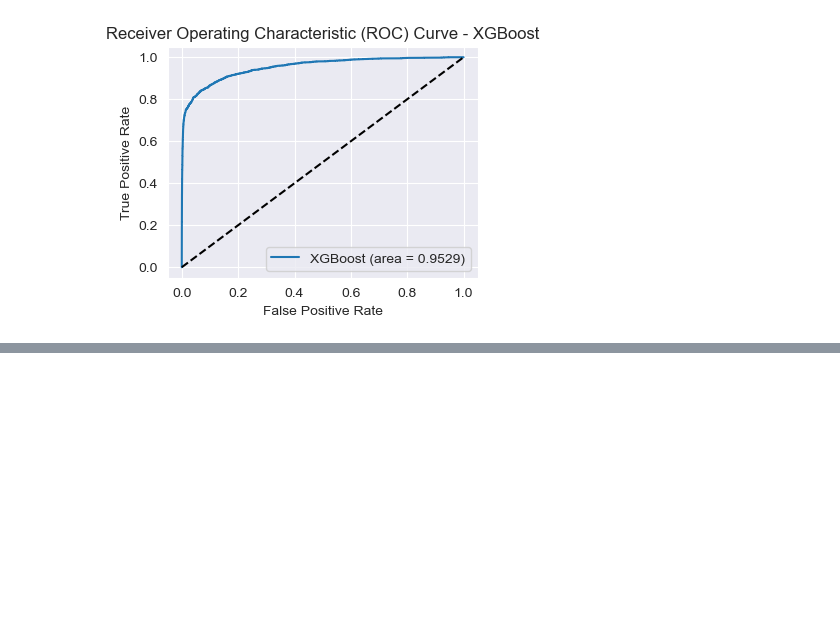
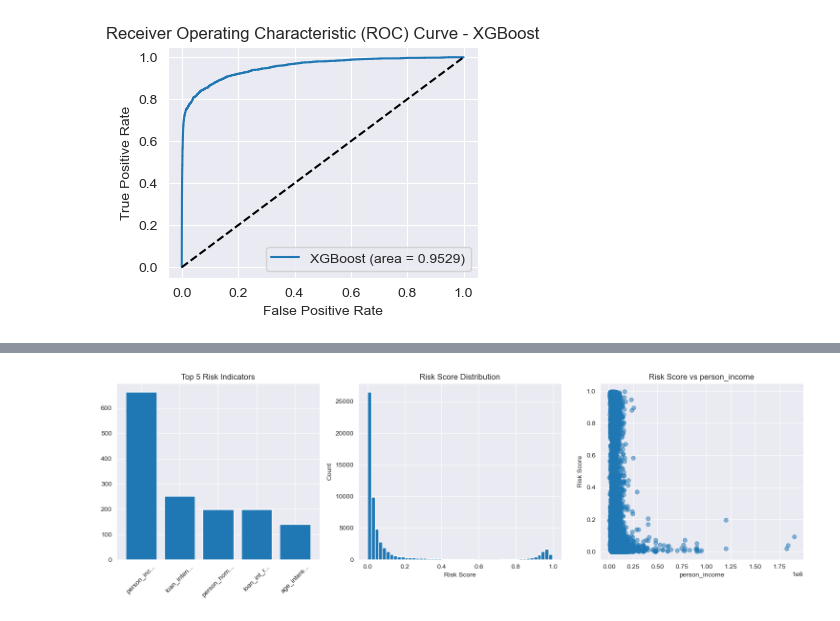
Before and after one commit to JacksonZZS/Capstone-Project, a Jupyter notebook: machine_learning.ipynb, the cells around one changed output, grey strips where cells are left out. Cells and saved outputs as stored; diff of their text form; code cells hidden in the pictures; blank space fills up the shorter version.

```diff
--- a/machine_learning.ipynb
+++ b/machine_learning.ipynb
@@ -297,0 +264,76 @@ Mean cross-validation score: 0.9554522298911083
+# %%
+def identify_default_patterns():
+    # 1. 计算特征重要性
+    feature_importance = pd.DataFrame({
+        'feature': X.columns,
+        'importance': models['LightGBM'].feature_importances_
+    }).sort_values('importance', ascending=False)
+
+    # 2. 计算违约概率
+    default_proba = models['LightGBM'].predict_proba(X)[:, 1]
+
+    # 3. 创建风险评分
+    risk_levels = pd.cut(default_proba,
+                        bins=[0, 0.2, 0.4, 0.6, 0.8, 1.0],
+                        labels=['Very Low', 'Low', 'Medium', 'High', 'Very High'])
+
+    # 4. 创建分析数据框
+    analysis_df = pd.DataFrame({
+        'risk_score': default_proba,
+        'risk_level': risk_levels
+    })
+
+    # 5. 分析每个风险等级的特征统计
+    risk_stats = {}
+    for feature in X.columns:
+        feature_stats = pd.DataFrame({
+            'feature_value': X[feature],
+            'risk_level': risk_levels
+        }).groupby('risk_level')['feature_value'].agg(['mean', 'std', 'count'])
+        risk_stats[feature] = feature_stats
+
+    return {
+        'feature_importance': feature_importance,
+        'risk_scores': default_proba,
+        'risk_stats': risk_stats
+    }
+
+# 运行分析
+results = identify_default_patterns()
+
+# 显示结果
+print("Top 5 Risk Indicators:")
+print(results['feature_importance'].head())
+
+print("\nRisk Statistics for Top Feature:")
+top_feature = results['feature_importance'].iloc[0]['feature']
+print(f"\n{top_feature}:")
+print(results['risk_stats'][top_feature])
+
+# 可视化
+plt.figure(figsize=(15, 5))
+
+# 1. 特征重要性
+plt.subplot(1, 3, 1)
+top_5 = results['feature_importance'].head()
+plt.bar(range(5), top_5['importance'])
+plt.xticks(range(5), [f[:10] + '...' if len(f) > 10 else f for f in top_5['feature']], rotation=45)
+plt.title('Top 5 Risk Indicators')
+
+# 2. 风险分布
+plt.subplot(1, 3, 2)
+plt.hist(results['risk_scores'], bins=50)
+plt.title('Risk Score Distribution')
+plt.xlabel('Risk Score')
+plt.ylabel('Count')
+
+# 3. 最重要特征与风险关系
+plt.subplot(1, 3, 3)
+plt.scatter(X[top_feature], results['risk_scores'], alpha=0.5)
+plt.xlabel(top_feature)
+plt.ylabel('Risk Score')
+plt.title(f'Risk Score vs {top_feature}')
+
+plt.tight_layout()
+plt.show()
+# %% [output]
@@ -297,0 +358 @@ Mean cross-validation score: 0.9554522298911083
+[figure, added]
```
Also changed, not shown: parts of 6 cells of this notebook, 1 other file.
